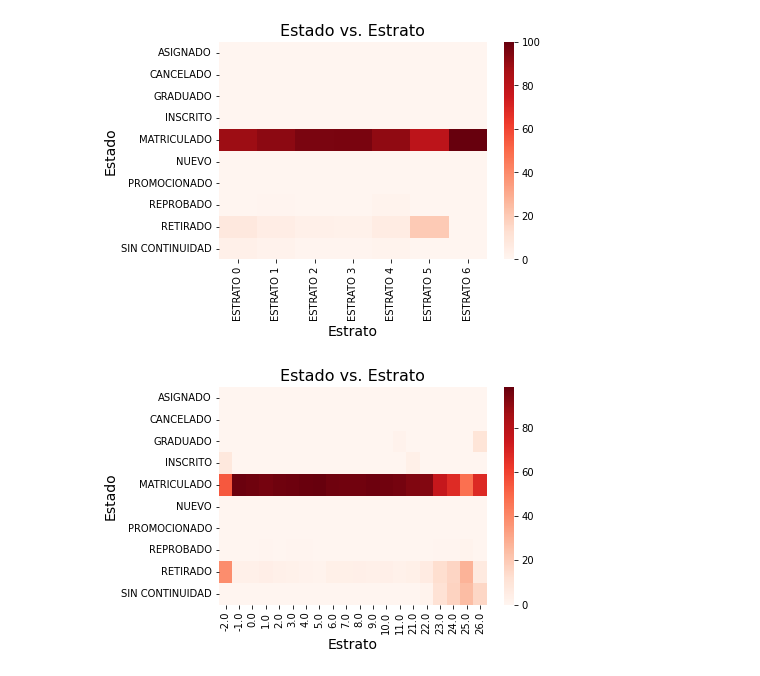
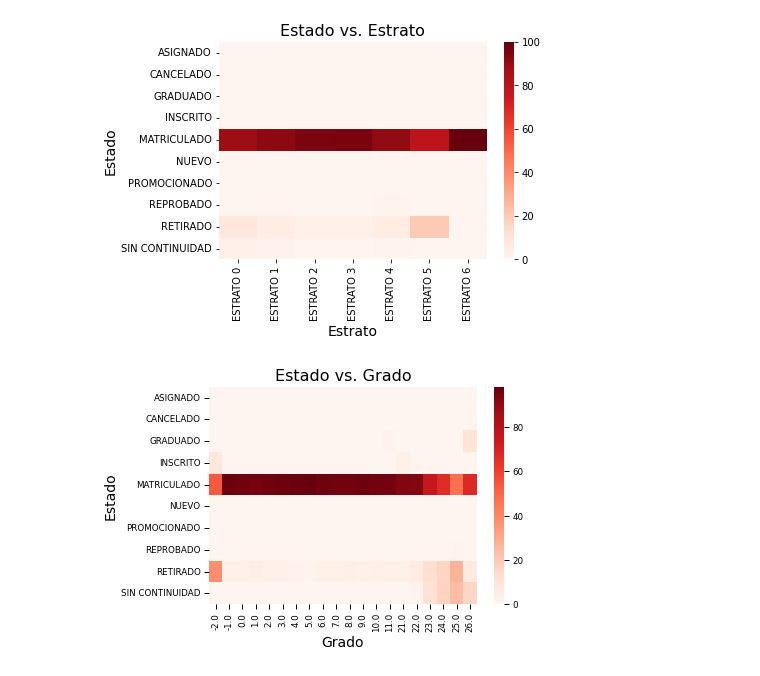
Before and after one commit to samirhinojosa/school-dropout-in-sogamoso, a Jupyter notebook: notebooks/school_dropout_eda.ipynb, the cells around one changed output. Cells and saved outputs as stored; diff of their text form; code cells hidden in the pictures.

```diff
--- a/notebooks/school_dropout_eda.ipynb
+++ b/notebooks/school_dropout_eda.ipynb
@@ -518,8 +518,8 @@ array(['URBANA', 'RURAL', nan], dtype=object)
 ... (8 outputs left out)
 # %%
 INSTITUCION = {
-    'INSTIUCION EDUCATIVA NUESTRA SE¾ORA DE MORCA' : 'INSTIUCION EDUCATIVA NUESTRA SEÑORA DE MORCA',
-    'INSTIUCION EDUCATIVA NUESTRA SE¥ORA DE MORCA' : 'INSTIUCION EDUCATIVA NUESTRA SEÑORA DE MORCA',
+    'INSTIUCION EDUCATIVA NUESTRA SE¾ORA DE MORCA' : 'INSTITUCION EDUCATIVA NUESTRA SEÑORA DE MORCA',
+    'INSTIUCION EDUCATIVA NUESTRA SE¥ORA DE MORCA' : 'INSTITUCION EDUCATIVA NUESTRA SEÑORA DE MORCA',
 
     'INSTITUCION EDUCATIVA SAN MARTùN DE TOURS' : 'INSTITUCION EDUCATIVA SAN MARTIN DE TOURS',
     'INSTITUCION EDUCATIVA SAN MART¨N DE TOURS' : 'INSTITUCION EDUCATIVA SAN MARTIN DE TOURS',
@@ -1567,14 +1581,14 @@ plt.show()
 # %%
 sns.heatmap(pd.crosstab(index=df_students["ESTADO"],
                         columns=df_students["GRADO_COD"],
                         normalize="columns")*100,
             cmap="Reds")
-plt.title("Estado vs. Estrato", size=16)
-plt.xlabel("Estrato", size=14)
+plt.title("Estado vs. Grado", size=16)
+plt.xlabel("Grado", size=14)
 plt.ylabel("Estado", size=14)
 plt.show()
 # %% [output]
-[figure, old version]
+[figure, new version]
 # %%
 pd.crosstab(index=df_students["ESTADO"],
                         columns=df_students["GRADO_COD"],
```
Also changed, not shown: parts of 25 cells of this notebook, 1 other file.
